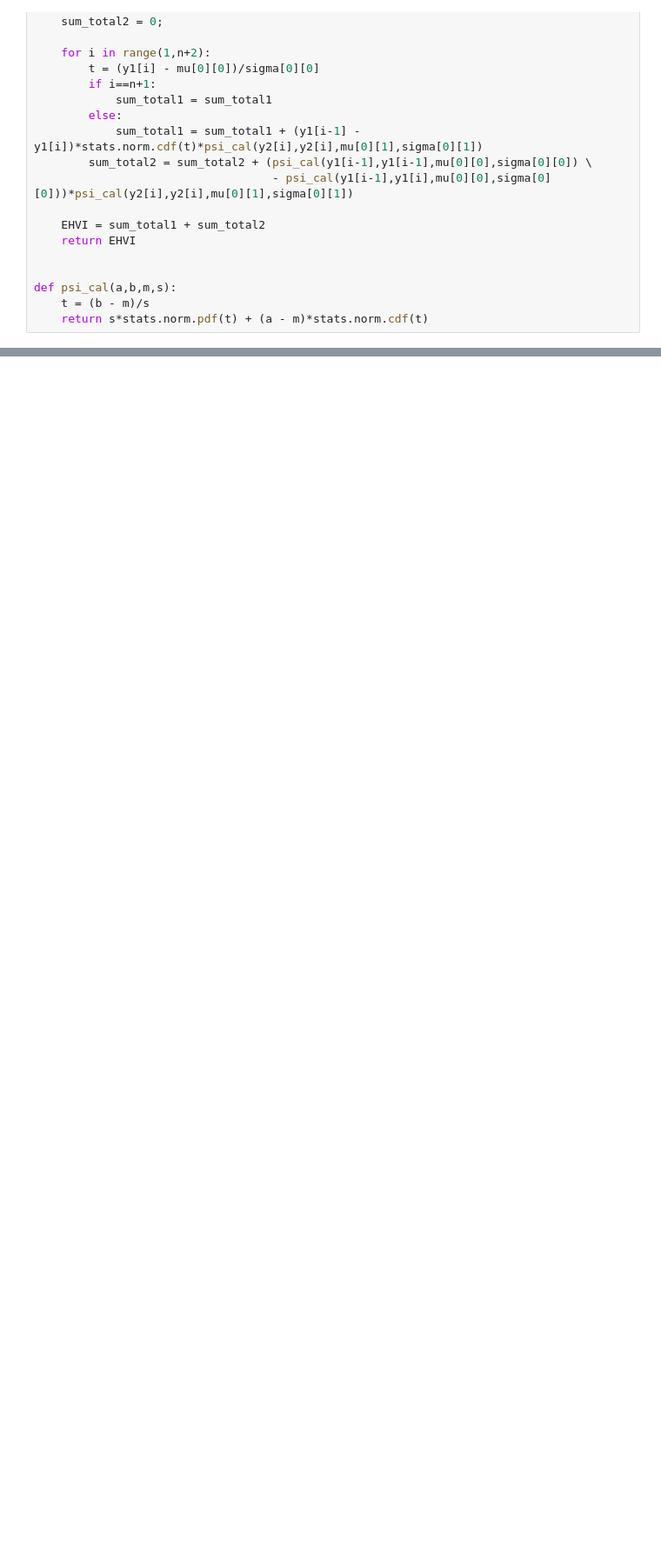
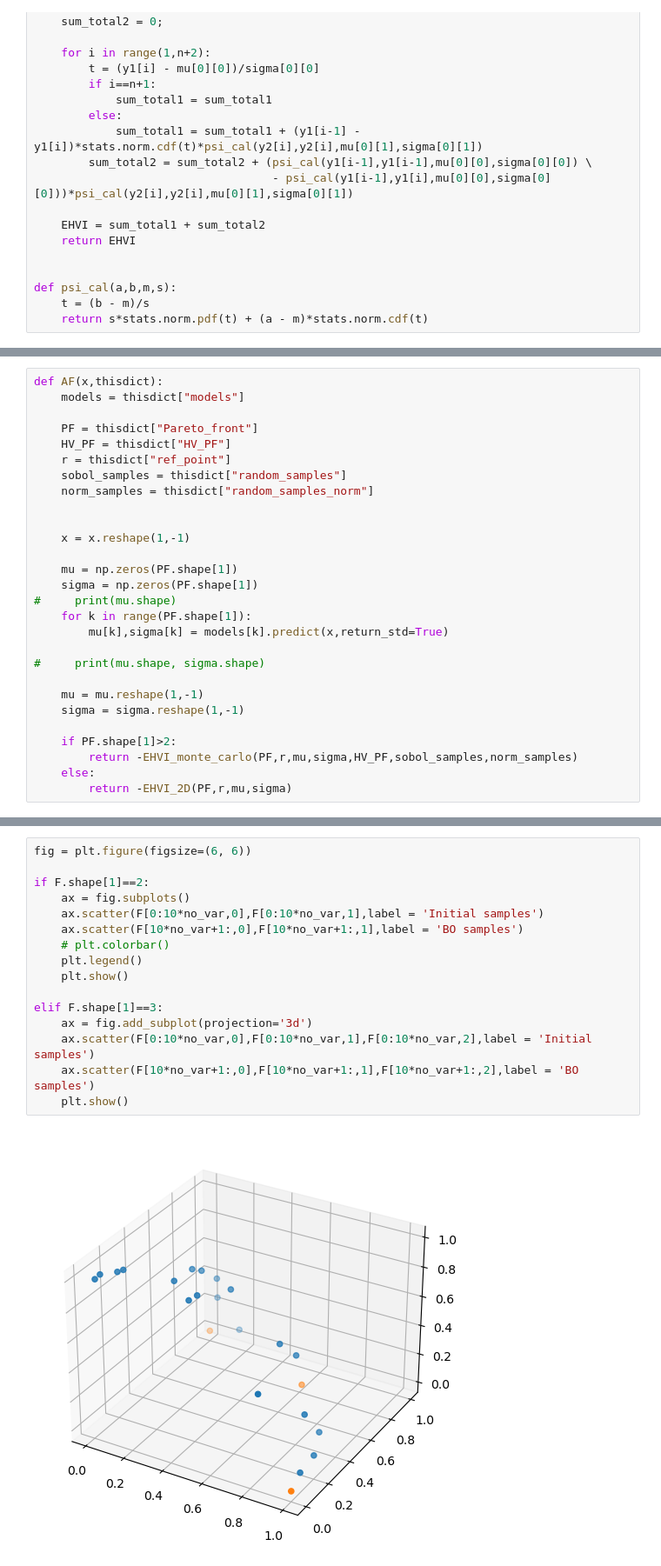
Before and after one commit to tichugh/EHVI-EGO, a Jupyter notebook: EHVI_EGO.ipynb, the cells around one changed output, grey strips where cells are left out. Shown: that part at 87% size. Saved outputs shown, nothing was run; the diff lists cells and outputs as text; blank space fills up the shorter version.

```diff
--- a/EHVI_EGO.ipynb
+++ b/EHVI_EGO.ipynb
@@ -137,2 +117,30 @@ def AF(x,thisdict):
+# %%
+def AF(x,thisdict):
+    models = thisdict["models"]
+
+    PF = thisdict["Pareto_front"]
+    HV_PF = thisdict["HV_PF"]
+    r = thisdict["ref_point"]
+    sobol_samples = thisdict["random_samples"]
+    norm_samples = thisdict["random_samples_norm"]
+
+
+    x = x.reshape(1,-1)
+
+    mu = np.zeros(PF.shape[1])
+    sigma = np.zeros(PF.shape[1])
+#     print(mu.shape)
+    for k in range(PF.shape[1]):
+        mu[k],sigma[k] = models[k].predict(x,return_std=True)
+
+#     print(mu.shape, sigma.shape)
+
+    mu = mu.reshape(1,-1)
+    sigma = sigma.reshape(1,-1)
+
+    if PF.shape[1]>2:
+        return -EHVI_monte_carlo(PF,r,mu,sigma,HV_PF,sobol_samples,norm_samples)
+    else:
+        return -EHVI_2D(PF,r,mu,sigma)
 # %%
 no_var = 2
@@ -203,0 +211,18 @@ Iterat #Fevals   function value  axis ratio  sigma  min&max std  t[m:s]
+# %%
+fig = plt.figure(figsize=(6, 6))
+
+if F.shape[1]==2:
+    ax = fig.subplots()
+    ax.scatter(F[0:10*no_var,0],F[0:10*no_var,1],label = 'Initial samples')
+    ax.scatter(F[10*no_var+1:,0],F[10*no_var+1:,1],label = 'BO samples')
+    # plt.colorbar()
+    plt.legend()
+    plt.show()
+
+elif F.shape[1]==3:
+    ax = fig.add_subplot(projection='3d')
+    ax.scatter(F[0:10*no_var,0],F[0:10*no_var,1],F[0:10*no_var,2],label = 'Initial samples')
+    ax.scatter(F[10*no_var+1:,0],F[10*no_var+1:,1],F[10*no_var+1:,2],label = 'BO samples')
+    plt.show()
+# %% [output]
+[figure, added]
```
Also changed, not shown: parts of 6 cells of this notebook.
